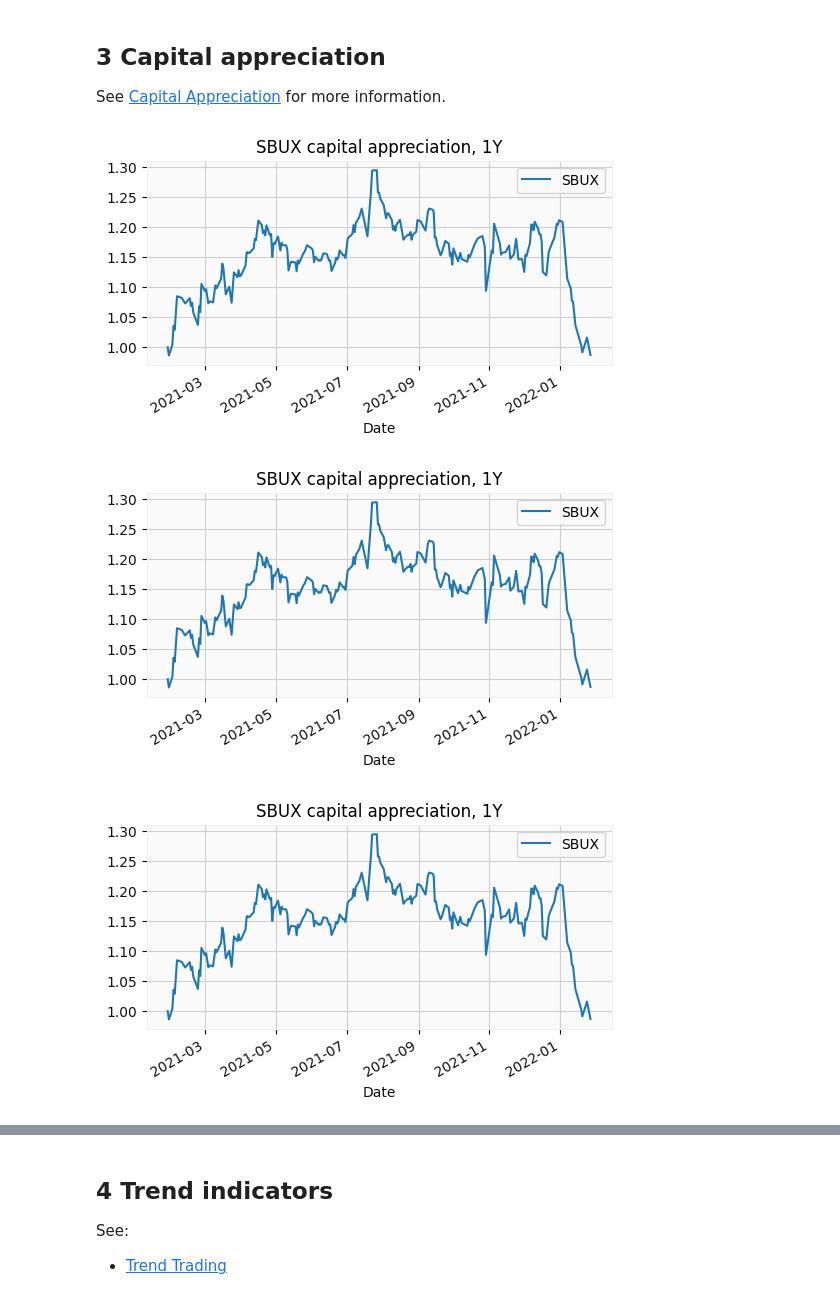
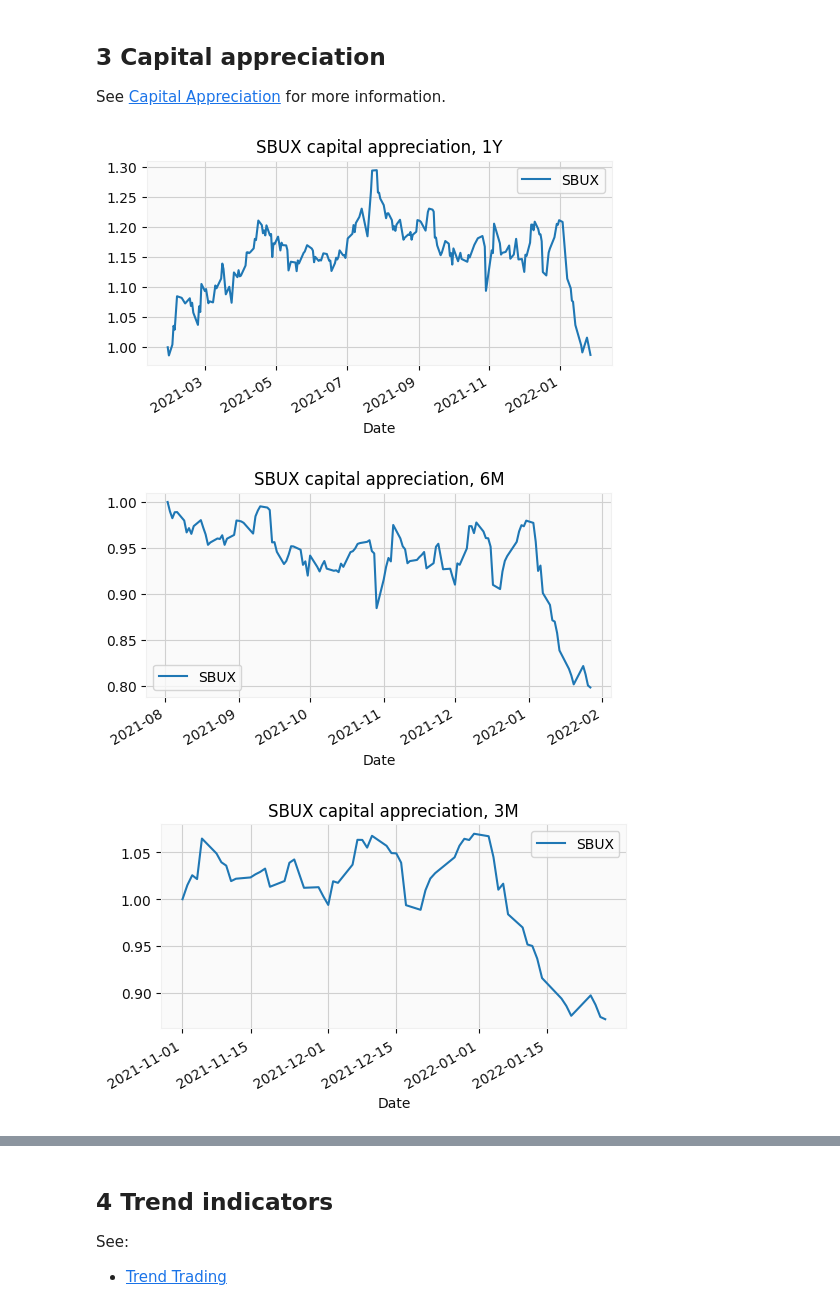
Before and after one commit to williewheeler/finance-demos, a Jupyter notebook: ta-papermill/out/ta-SBUX.ipynb, the cells around one changed output, grey strips where cells are left out. Cells and saved outputs as stored; diff of their text form; code cells hidden in the pictures.

```diff
--- a/ta-papermill/out/ta-SBUX.ipynb
+++ b/ta-papermill/out/ta-SBUX.ipynb
@@ -68,8 +68,8 @@ for rng in ["6M", "3M", "1M"]:
 See [Capital Appreciation](https://www.investopedia.com/terms/c/capitalappreciation.asp) for more information.
 # %%
 for rng in ["1Y", "6M", "3M", "1M"]:
-    plot_capital_appreciation(hist, ticker_symbol, "1Y")
+    plot_capital_appreciation(hist, ticker_symbol, rng)
 # %% [output]
 [figure]
-[figure, old version]
+[figure, new version]
-[figure, old version]
+[figure, new version]
```
Also changed, not shown: parts of 3 cells of this notebook, 12 other files.
